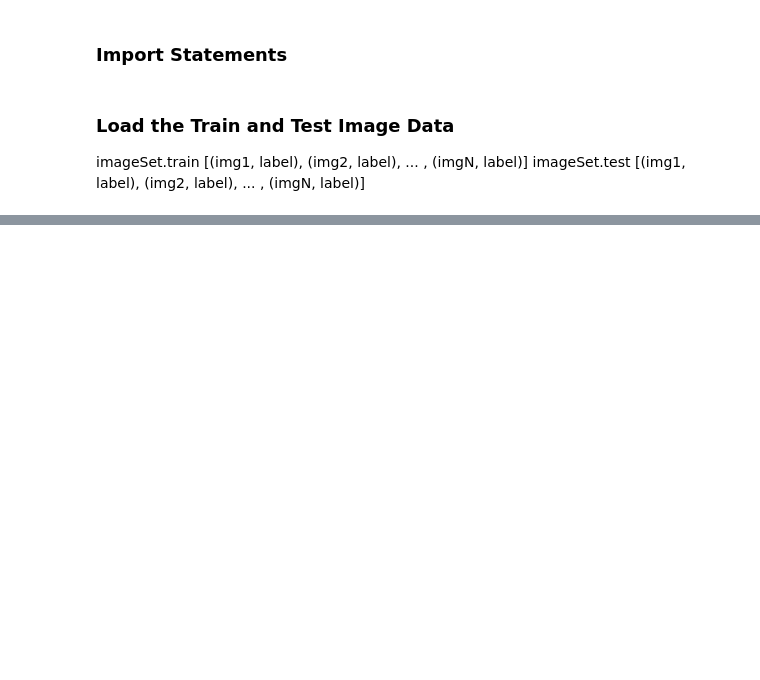
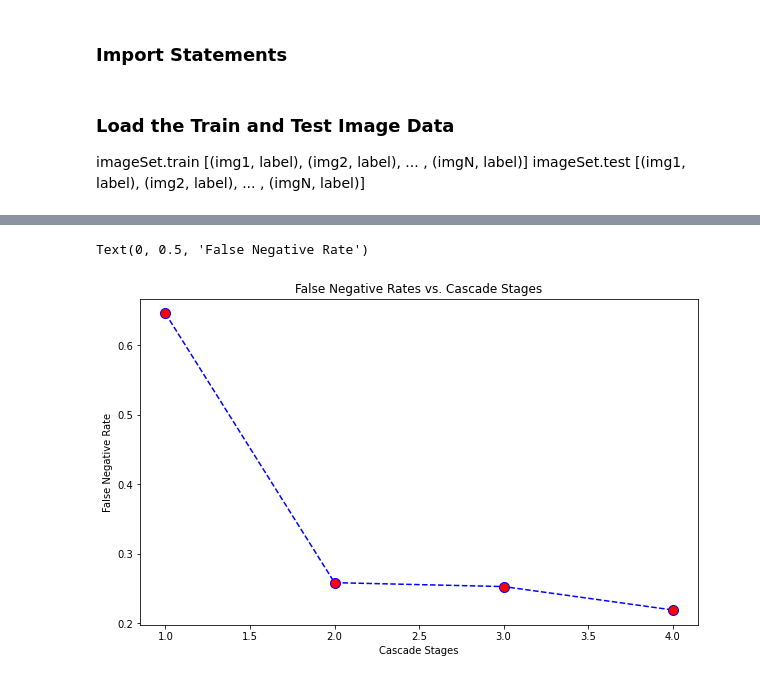
Before and after one commit to wang3450/ECE661, a Jupyter notebook: HW10/task3.ipynb, the cells around one changed output, grey strips where cells are left out. Drawn from its saved outputs; the diff is of its cells as text; code cells hidden in the pictures; blank space fills up the shorter version.

```diff
--- a/HW10/task3.ipynb
+++ b/HW10/task3.ipynb
@@ -49,13 +21,25 @@ for img, label in images.train:
 # %%
-preds = np.array(preds)
-actual = np.array(actual)
-
-TP = (np.sum((preds == 1) & (actual == 1))) / images.train_pos
-FP = (np.sum((preds == 1) & (actual == 0))) / images.train_neg
-FN = (np.sum((preds == 0) & (actual == 1))) / images.train_pos
-
-print(f'True Positive: {TP}')
-print(f'False Positive: {FP}')
-print(f'False Negative: {FN}')
-
-print(FN + TP)
+# boost = AdaBoost(T=10)
+# boost.train(images.train, images.train_pos, images.train_neg)
+#
+# preds = list()
+# actual = list()
+# for img, label in images.test:
+#     preds.append(boost.classify(img))
+#     actual.append(label)
+#
+# preds = np.array(preds)
+# actual = np.array(actual)
+#
+# TP = (np.sum((preds == 1) & (actual == 1))) / images.test_pos
+# FP = (np.sum((preds == 1) & (actual == 0))) / images.test_neg
+# FN = (np.sum((preds == 0) & (actual == 1))) / images.test_pos
+# TN = (np.sum((preds == 0) & (actual == 0))) / images.test_neg
+#
+# assert(FN + TP == 1)
+# assert(FP + TN == 1)
+#
+# print(f'True Positive: {TP}')
+# print(f'False Negative: {FN}')
+# print(f'False Positive: {FP}')
+# print(f'True Negative: {TN}')
@@ -66,0 +103,12 @@ False Negative: 0.6295774647887324
+# %%
+plt.figure(figsize =(10, 6))
+plt.plot(range(1, 5), all_TP_rates, color ='blue',
+                linestyle ='dashed', marker ='o',
+         markerfacecolor ='red', markersize = 10)
+
+plt.title('False Negative Rates vs. Cascade Stages')
+plt.xlabel('Cascade Stages')
+plt.ylabel('False Negative Rate')
+# %% [output]
+Text(0, 0.5, 'False Negative Rate')
+[figure, added]
```
Also changed, not shown: parts of 11 cells of this notebook, 4 other files.
